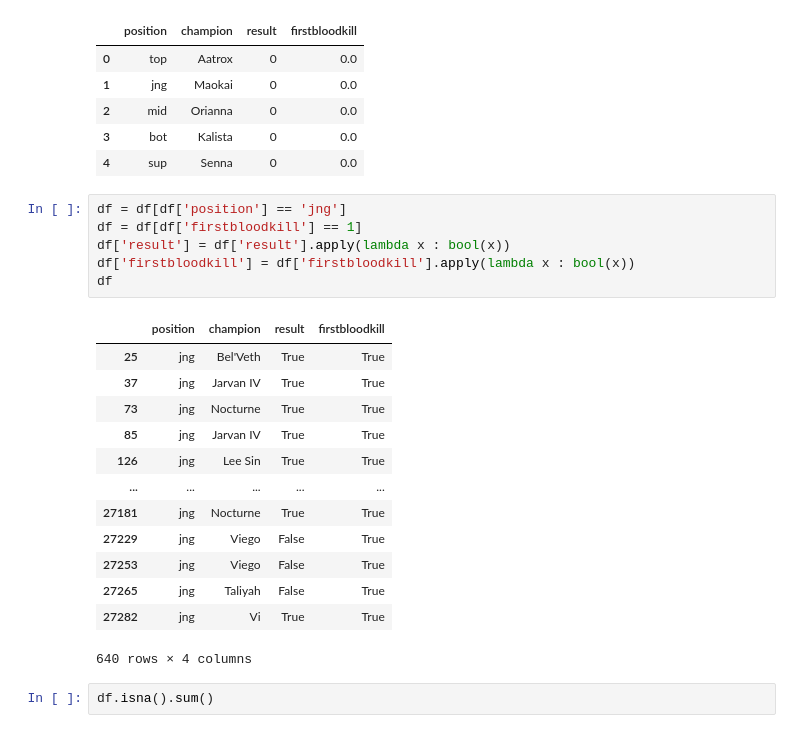
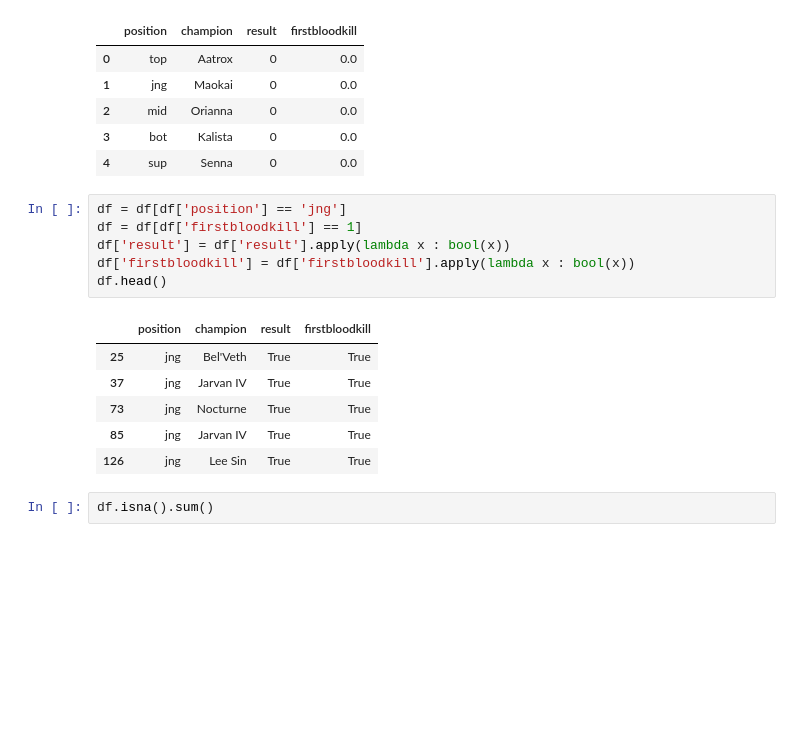
Before and after one commit to OneGrayZ/League-of-Legends-Research-, a Jupyter notebook: template.ipynb, the cells around one changed output. Drawn from its saved outputs; the diff is of its cells as text; blank space fills up the shorter version.

```diff
--- a/template.ipynb
+++ b/template.ipynb
@@ -60,23 +60,16 @@ df.head()
 # %%
 df = df[df['position'] == 'jng']
 df = df[df['firstbloodkill'] == 1]
 df['result'] = df['result'].apply(lambda x : bool(x))
 df['firstbloodkill'] = df['firstbloodkill'].apply(lambda x : bool(x))
-df
+df.head()
 # %% [output]
 |  | position | champion | result | firstbloodkill |
 | 25 | jng | Bel'Veth | True | True |
 | 37 | jng | Jarvan IV | True | True |
 | 73 | jng | Nocturne | True | True |
 | 85 | jng | Jarvan IV | True | True |
 | 126 | jng | Lee Sin | True | True |
-| ... | ... | ... | ... | ... |
-| 27181 | jng | Nocturne | True | True |
-| 27229 | jng | Viego | False | True |
-| 27253 | jng | Viego | False | True |
-| 27265 | jng | Taliyah | False | True |
-| 27282 | jng | Vi | True | True |
-640 rows × 4 columns
 # %%
 df.isna().sum()
 # %% [output]
```
Also changed, not shown: parts of 10 cells of this notebook, 9 other files.
